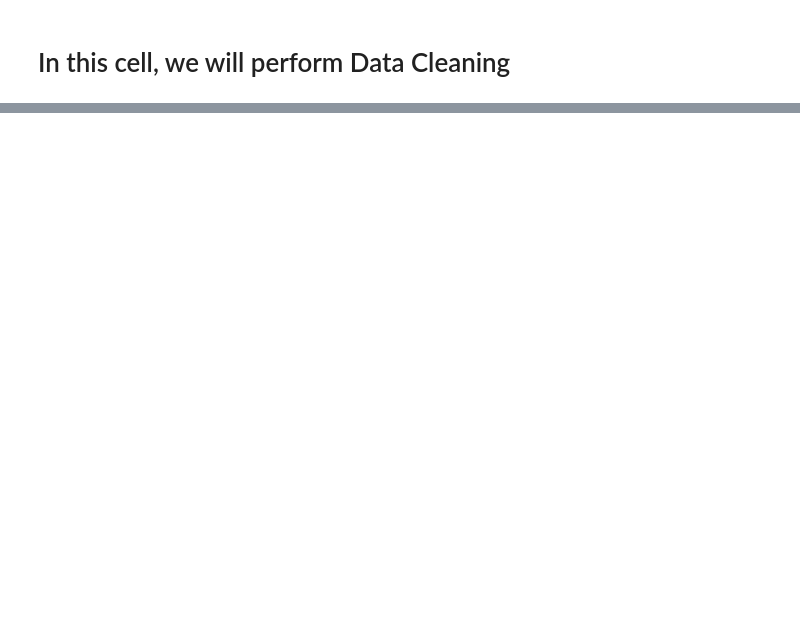
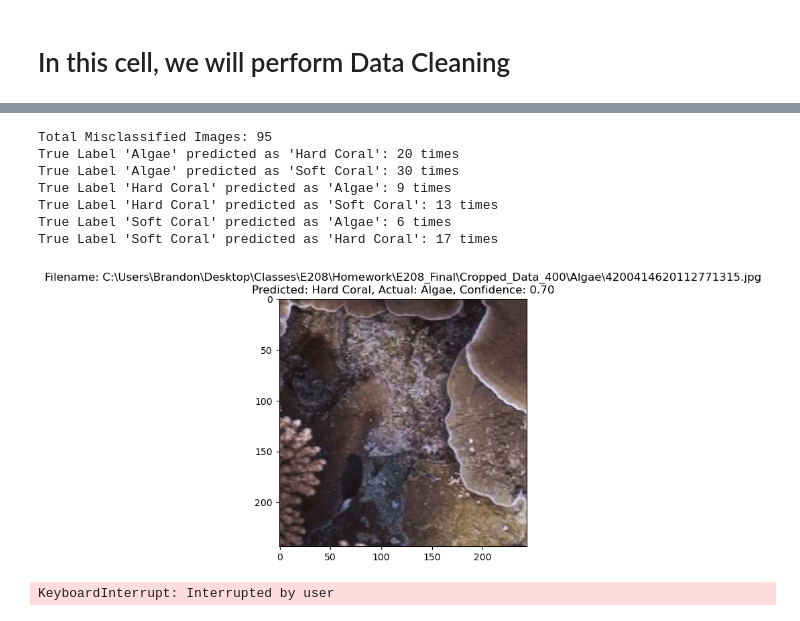
Before and after one commit to bbonifacio-at-mudd/E208_Final, a Jupyter notebook: Data Cleaning.ipynb, the cells around one changed output, grey strips where cells are left out. Drawn from its saved outputs; the diff is of its cells as text; code cells hidden in the pictures; blank space fills up the shorter version.

Commit message:
cleaning good to go

```diff
--- a/Data Cleaning.ipynb
+++ b/Data Cleaning.ipynb
@@ -34,14 +34,14 @@ def prepare_and_get_loaders(validation_split, batch_size, num_workers, dir_path)
 
     val_split: proportion of the data that will be in the validation split
     batch_size: size of batches
-    num_workers: number of parallel processors (-1 to use all)
+    num_workers: number of parallel processors
     dir_path: directory path of the data
     """
 
     #Transforms to apply to training and test data
-    #Useful augmentation: transforms.ColorJitter(brightness=0.2, contrast=0.2, saturation=0.2, hue=0.1),
     data_transforms = {
         'train': transforms.Compose([
+        transforms.ColorJitter(brightness=0.2, contrast=0.2, saturation=0.2, hue=0.1),
         transforms.Resize((244, 244)),
         transforms.ToTensor(),
         transforms.Normalize((0.485, 0.456, 0.406), (0.229, 0.224, 0.225))
@@ -153,7 +153,7 @@ def finetune(model, train_loader, val_loader, learning_rate, num_epochs, L2, mom
         hist['val'].append(avg_val_loss)
         val_accuracy = 100 * correct / total
         print(f'Epoch [{epoch+1}/{num_epochs}], Training Loss: {avg_train_loss:.4f}, Validation Loss: {avg_val_loss:.4f}, Validation Accuracy: {val_accuracy:.2f}%')
-
+        scheduler.step()
     #final val accuracy
     final_val_accuracy = 100*correct/total
 
@@ -185,7 +185,7 @@ def load_model(arch, dropout, num_classes):
 #Dataset parameters
 validation_split = 0.2
 batch_size = 16
-num_workers = -1
-dir_path = 'Data_400'
+num_workers = 0
+dir_path = r"C:\Users\Brandon\Desktop\Classes\E208\Homework\E208_Final\Cropped_Data_400"
 
-train_loader, val_loader = prepare_and_get_loaders(validation_split, batch_size, num_workers, dir_path):
+train_loader, val_loader = prepare_and_get_loaders(validation_split, batch_size, num_workers, dir_path)
@@ -200,11 +192,17 @@ Downloading: "https://download.pytorch.org/models/mobilenet_v2-7ebf99e0.pth" to
 # %%
+#Model Parameters
+arch = "resnet18"
+dropout = 0.3
+num_classes = 3
+model = load_model(arch, dropout, num_classes)
+
 #Finetuning Parameters
-learning_rate = 0.0001
-num_epochs = 10
-L2 = 10**(-5)
+learning_rate = 0.00001
+num_epochs = 5
+L2 = 10**(-3)
 momentum1 = 0.9
 momentum2 = 0.99
-stepsize = 5
+stepsize = 3
 gamma = 0.1
 model, hist, final_val_accuracy = finetune(model,
                                           train_loader,
@@ -235,0 +369,15 @@ plot_history(hist)
+# %%
+clean_loader, class_names = cleaning_loader(dir_path)
+misclassified_images = get_misclassified_images(clean_loader, model, class_names)
+csv_name = r"\Users\Brandon\Desktop\Classes\E208\Homework\E208_Final\output_labelling.csv"
+display_misclassified_images(misclassified_images, class_names, csv_name)
+# %% [output]
+Total Misclassified Images: 95
+True Label 'Algae' predicted as 'Hard Coral': 20 times
+True Label 'Algae' predicted as 'Soft Coral': 30 times
+True Label 'Hard Coral' predicted as 'Algae': 9 times
+True Label 'Hard Coral' predicted as 'Soft Coral': 13 times
+True Label 'Soft Coral' predicted as 'Algae': 6 times
+True Label 'Soft Coral' predicted as 'Hard Coral': 17 times
+[figure, added]
+KeyboardInterrupt: Interrupted by user
```
Also changed, not shown: parts of 5 cells of this notebook, 16 other files.
